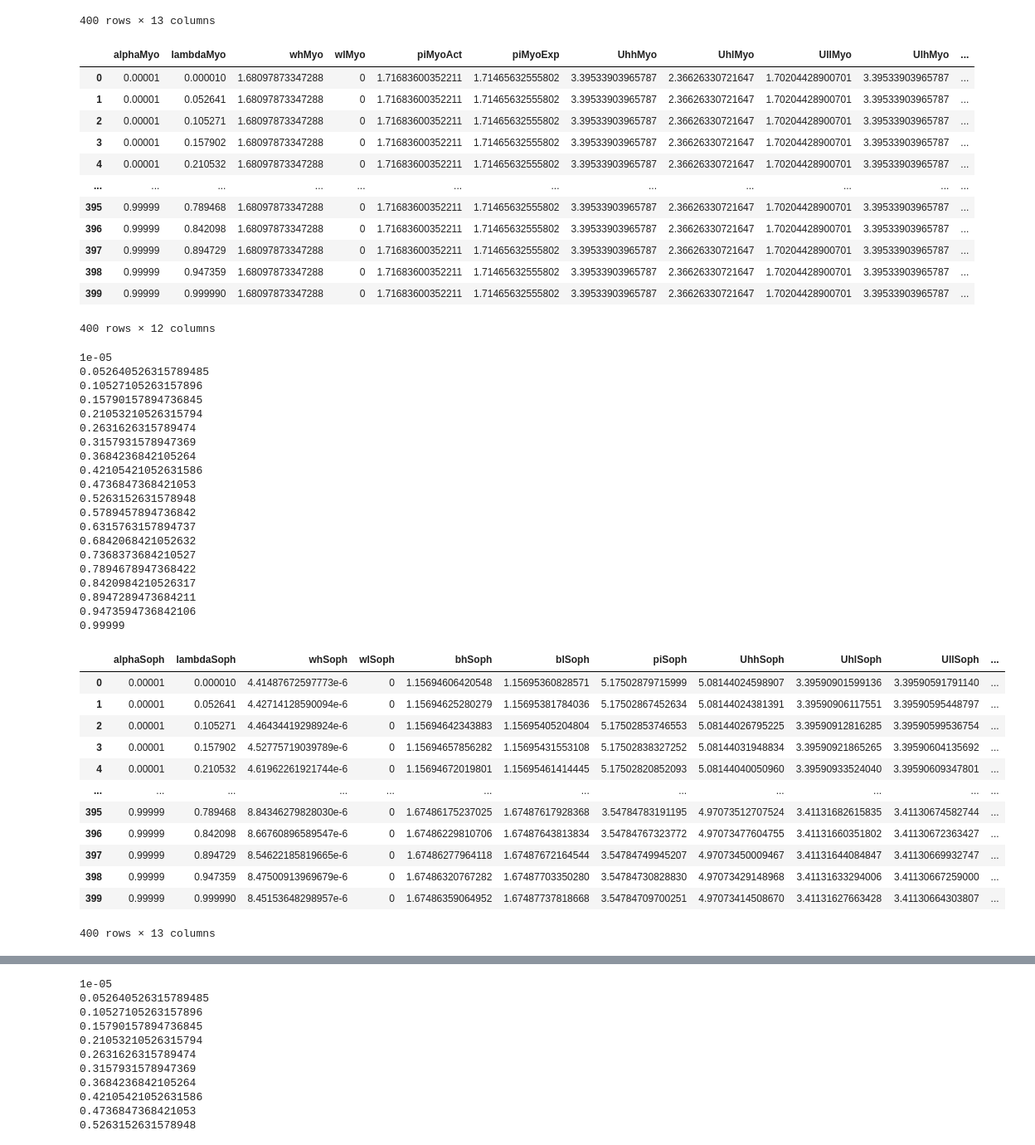
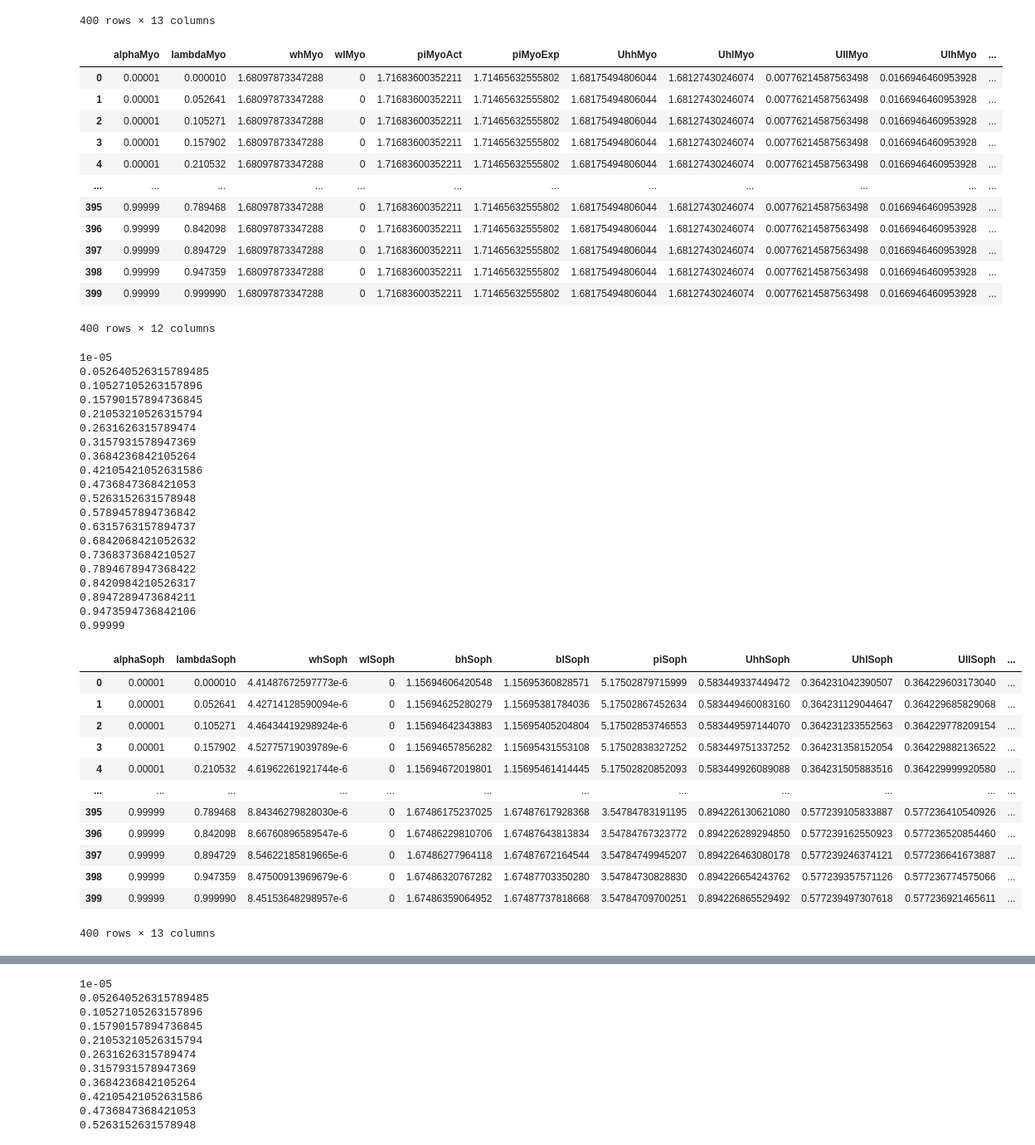
Before and after one commit to edupruja/Contract-Theory-RP, a Jupyter notebook: Final Code.ipynb, the cells around one changed output, grey strips where cells are left out. Shown at 83% size. Cells and saved outputs as stored; diff of their text form; code cells hidden in the pictures.

```diff
--- a/Final Code.ipynb
+++ b/Final Code.ipynb
@@ -174,10 +174,10 @@ piAct = pihh + pihl + pill + pilh
 
 
 #The utilities of each type of agent will be
-Uhh = p.subs(e,ehhopt)*(R-bhopt)+wh - Ch.subs(e,ehhopt)
-Uhl = p.subs(e,ehlopt)*(R-bhopt)+wh - Cl.subs(e,ehlopt)
-Ull = p.subs(e,ellopt)*(R-blopt)+wl - Cl.subs(e,ellopt)
-Ulh = p.subs(e,elhopt)*(R-blopt)+wl - Ch.subs(e,elhopt)
+Uhh = p.subs(e,ehhopt)*(bhopt)+wh - Ch.subs(e,ehhopt)
+Uhl = p.subs(e,ehlopt)*(bhopt)+wh - Cl.subs(e,ehlopt)
+Ull = p.subs(e,ellopt)*(blopt)+wl - Cl.subs(e,ellopt)
+Ulh = p.subs(e,elhopt)*(blopt)+wl - Ch.subs(e,elhopt)
 
 #Workers welfare and total welfare
 WW = Uhh + Uhl + Ull + Ulh
@@ -244,17 +244,17 @@ dfMyo = pd.DataFrame(resultsMyo)
 dfMyo
 # %% [output]
 |  | alphaMyo | lambdaMyo | whMyo | wlMyo | piMyoAct | piMyoExp | UhhMyo | UhlMyo | UllMyo | UlhMyo | ... |
-| 0 | 0.00001 | 0.000010 | 1.68097873347288 | 0 | 1.71683600352211 | 1.71465632555802 | 3.39533903965787 | 2.36626330721647 | 1.70204428900701 | 3.39533903965787 | ... |
-| 1 | 0.00001 | 0.052641 | 1.68097873347288 | 0 | 1.71683600352211 | 1.71465632555802 | 3.39533903965787 | 2.36626330721647 | 1.70204428900701 | 3.39533903965787 | ... |
-| 2 | 0.00001 | 0.105271 | 1.68097873347288 | 0 | 1.71683600352211 | 1.71465632555802 | 3.39533903965787 | 2.36626330721647 | 1.70204428900701 | 3.39533903965787 | ... |
-| 3 | 0.00001 | 0.157902 | 1.68097873347288 | 0 | 1.71683600352211 | 1.71465632555802 | 3.39533903965787 | 2.36626330721647 | 1.70204428900701 | 3.39533903965787 | ... |
-| 4 | 0.00001 | 0.210532 | 1.68097873347288 | 0 | 1.71683600352211 | 1.71465632555802 | 3.39533903965787 | 2.36626330721647 | 1.70204428900701 | 3.39533903965787 | ... |
+| 0 | 0.00001 | 0.000010 | 1.68097873347288 | 0 | 1.71683600352211 | 1.71465632555802 | 1.68175494806044 | 1.68127430246074 | 0.00776214587563498 | 0.0166946460953928 | ... |
+| 1 | 0.00001 | 0.052641 | 1.68097873347288 | 0 | 1.71683600352211 | 1.71465632555802 | 1.68175494806044 | 1.68127430246074 | 0.00776214587563498 | 0.0166946460953928 | ... |
+| 2 | 0.00001 | 0.105271 | 1.68097873347288 | 0 | 1.71683600352211 | 1.71465632555802 | 1.68175494806044 | 1.68127430246074 | 0.00776214587563498 | 0.0166946460953928 | ... |
+| 3 | 0.00001 | 0.157902 | 1.68097873347288 | 0 | 1.71683600352211 | 1.71465632555802 | 1.68175494806044 | 1.68127430246074 | 0.00776214587563498 | 0.0166946460953928 | ... |
+| 4 | 0.00001 | 0.210532 | 1.68097873347288 | 0 | 1.71683600352211 | 1.71465632555802 | 1.68175494806044 | 1.68127430246074 | 0.00776214587563498 | 0.0166946460953928 | ... |
 | ... | ... | ... | ... | ... | ... | ... | ... | ... | ... | ... | ... |
-| 395 | 0.99999 | 0.789468 | 1.68097873347288 | 0 | 1.71683600352211 | 1.71465632555802 | 3.39533903965787 | 2.36626330721647 | 1.70204428900701 | 3.39533903965787 | ... |
-| 396 | 0.99999 | 0.842098 | 1.68097873347288 | 0 | 1.71683600352211 | 1.71465632555802 | 3.39533903965787 | 2.36626330721647 | 1.70204428900701 | 3.39533903965787 | ... |
-| 397 | 0.99999 | 0.894729 | 1.68097873347288 | 0 | 1.71683600352211 | 1.71465632555802 | 3.39533903965787 | 2.36626330721647 | 1.70204428900701 | 3.39533903965787 | ... |
-| 398 | 0.99999 | 0.947359 | 1.68097873347288 | 0 | 1.71683600352211 | 1.71465632555802 | 3.39533903965787 | 2.36626330721647 | 1.70204428900701 | 3.39533903965787 | ... |
-| 399 | 0.99999 | 0.999990 | 1.68097873347288 | 0 | 1.71683600352211 | 1.71465632555802 | 3.39533903965787 | 2.36626330721647 | 1.70204428900701 | 3.39533903965787 | ... |
+| 395 | 0.99999 | 0.789468 | 1.68097873347288 | 0 | 1.71683600352211 | 1.71465632555802 | 1.68175494806044 | 1.68127430246074 | 0.00776214587563498 | 0.0166946460953928 | ... |
+| 396 | 0.99999 | 0.842098 | 1.68097873347288 | 0 | 1.71683600352211 | 1.71465632555802 | 1.68175494806044 | 1.68127430246074 | 0.00776214587563498 | 0.0166946460953928 | ... |
+| 397 | 0.99999 | 0.894729 | 1.68097873347288 | 0 | 1.71683600352211 | 1.71465632555802 | 1.68175494806044 | 1.68127430246074 | 0.00776214587563498 | 0.0166946460953928 | ... |
+| 398 | 0.99999 | 0.947359 | 1.68097873347288 | 0 | 1.71683600352211 | 1.71465632555802 | 1.68175494806044 | 1.68127430246074 | 0.00776214587563498 | 0.0166946460953928 | ... |
+| 399 | 0.99999 | 0.999990 | 1.68097873347288 | 0 | 1.71683600352211 | 1.71465632555802 | 1.68175494806044 | 1.68127430246074 | 0.00776214587563498 | 0.0166946460953928 | ... |
 400 rows × 12 columns
 # %%
 #3) Sophisticated Firm
@@ -335,52 +335,52 @@ for alpha_value in alpha_values:
         piopt = pi.subs({thetah:theta_h_value, thetal:theta_l_value, R:R_value, alpha:alpha_value, lamb:lamb_value, bh:bhopt, bl:blopt, wh:whopt, wl:wlopt})
 
         #The utilities of each type of agent will be
-        Uhh = (p.subs(e,ehhopt)*(R-bhopt)+wh - Ch.subs(e,ehhopt)).subs({R: R_value, thetah:theta_h_value, thetal:theta_l_value, bh:bhopt, wh:whopt})
-        Uhl = (p.subs(e,ehlopt)*(R-bhopt)+wh - Cl.subs(e,ehlopt)).subs({R: R_value, thetah:theta_h_value, thetal:theta_l_value, bh:bhopt, wh:whopt})
-        Ull = (p.subs(e,ellopt)*(R-blopt)+wl - Cl.subs(e,ellopt)).subs({R: R_value, thetah:theta_h_value, thetal:theta_l_value, bl:blopt, wl:wlopt})
-        Ulh = (p.subs(e,elhopt)*(R-blopt)+wl - Ch.subs(e,elhopt)).subs({R: R_value, thetah:theta_h_value, thetal:theta_l_value, bl:blopt, wl:wlopt})
+        Uhh = (p.subs(e,ehhopt)*(bhopt)+wh - Ch.subs(e,ehhopt)).subs({R: R_value, thetah:theta_h_value, thetal:theta_l_value, bh:bhopt, wh:whopt})
+        Uhl = (p.subs(e,ehlopt)*(bhopt)+wh - Cl.subs(e,ehlopt)).subs({R: R_value, thetah:theta_h_value, thetal:theta_l_value, bh:bhopt, wh:whopt})
+        Ull = (p.subs(e,ellopt)*(blopt)+wl - Cl.subs(e,ellopt)).subs({R: R_value, thetah:theta_h_value, thetal:theta_l_value, bl:blopt, wl:wlopt})
+        Ulh = (p.subs(e,elhopt)*(blopt)+wl - Ch.subs(e,elhopt)).subs({R: R_value, thetah:theta_h_value, thetal:theta_l_value, bl:blopt, wl:wlopt})
 
         #Workers welfare and total welfare
         WW = Uhh + Uhl + Ull + Ulh
         W = WW + piopt
 
         #Store the results
         resultsSoph.append({'alphaSoph': alpha_value, 'lambdaSoph': lamb_value, 'whSoph': whopt, 'wlSoph': wlopt, 'bhSoph': bhopt, 'blSoph': blopt, 'piSoph': piopt, 'UhhSoph': Uhh, 'UhlSoph': Uhl, 'UllSoph': Ull, 'UlhSoph': Ulh, 'WWSoph': WW, 'WSoph': W})
 
 
 dfSoph = pd.DataFrame(resultsSoph)
 dfSoph
 # %% [output]
 1e-05
 0.052640526315789485
 0.10527105263157896
 0.15790157894736845
 0.21053210526315794
 0.2631626315789474
 0.3157931578947369
 0.3684236842105264
 0.42105421052631586
 0.4736847368421053
 0.5263152631578948
 0.5789457894736842
 0.6315763157894737
 0.6842068421052632
 0.7368373684210527
 0.7894678947368422
 0.8420984210526317
 0.8947289473684211
 0.9473594736842106
 0.99999
 |  | alphaSoph | lambdaSoph | whSoph | wlSoph | bhSoph | blSoph | piSoph | UhhSoph | UhlSoph | UllSoph | ... |
-| 0 | 0.00001 | 0.000010 | 4.41487672597773e-6 | 0 | 1.15694606420548 | 1.15695360828571 | 5.17502879715999 | 5.08144024598907 | 3.39590901599136 | 3.39590591791140 | ... |
-| 1 | 0.00001 | 0.052641 | 4.42714128590094e-6 | 0 | 1.15694625280279 | 1.15695381784036 | 5.17502867452634 | 5.08144024381391 | 3.39590906117551 | 3.39590595448797 | ... |
-| 2 | 0.00001 | 0.105271 | 4.46434419298924e-6 | 0 | 1.15694642343883 | 1.15695405204804 | 5.17502853746553 | 5.08144026795225 | 3.39590912816285 | 3.39590599536754 | ... |
-| 3 | 0.00001 | 0.157902 | 4.52775719039789e-6 | 0 | 1.15694657856282 | 1.15695431553108 | 5.17502838327252 | 5.08144031948834 | 3.39590921865265 | 3.39590604135692 | ... |
-| 4 | 0.00001 | 0.210532 | 4.61962261921744e-6 | 0 | 1.15694672019801 | 1.15695461414445 | 5.17502820852093 | 5.08144040050960 | 3.39590933524040 | 3.39590609347801 | ... |
+| 0 | 0.00001 | 0.000010 | 4.41487672597773e-6 | 0 | 1.15694606420548 | 1.15695360828571 | 5.17502879715999 | 0.583449337449472 | 0.364231042390507 | 0.364229603173040 | ... |
+| 1 | 0.00001 | 0.052641 | 4.42714128590094e-6 | 0 | 1.15694625280279 | 1.15695381784036 | 5.17502867452634 | 0.583449460083160 | 0.364231129044647 | 0.364229685829068 | ... |
+| 2 | 0.00001 | 0.105271 | 4.46434419298924e-6 | 0 | 1.15694642343883 | 1.15695405204804 | 5.17502853746553 | 0.583449597144070 | 0.364231233552563 | 0.364229778209154 | ... |
+| 3 | 0.00001 | 0.157902 | 4.52775719039789e-6 | 0 | 1.15694657856282 | 1.15695431553108 | 5.17502838327252 | 0.583449751337252 | 0.364231358152054 | 0.364229882136522 | ... |
+| 4 | 0.00001 | 0.210532 | 4.61962261921744e-6 | 0 | 1.15694672019801 | 1.15695461414445 | 5.17502820852093 | 0.583449926089088 | 0.364231505883516 | 0.364229999920580 | ... |
 | ... | ... | ... | ... | ... | ... | ... | ... | ... | ... | ... | ... |
-| 395 | 0.99999 | 0.789468 | 8.84346279828030e-6 | 0 | 1.67486175237025 | 1.67487617928368 | 3.54784783191195 | 4.97073512707524 | 3.41131682615835 | 3.41130674582744 | ... |
-| 396 | 0.99999 | 0.842098 | 8.66760896589547e-6 | 0 | 1.67486229810706 | 1.67487643813834 | 3.54784767323772 | 4.97073477604755 | 3.41131660351802 | 3.41130672363427 | ... |
-| 397 | 0.99999 | 0.894729 | 8.54622185819665e-6 | 0 | 1.67486277964118 | 1.67487672164544 | 3.54784749945207 | 4.97073450009467 | 3.41131644084847 | 3.41130669932747 | ... |
-| 398 | 0.99999 | 0.947359 | 8.47500913969679e-6 | 0 | 1.67486320767282 | 1.67487703350280 | 3.54784730828830 | 4.97073429148968 | 3.41131633294006 | 3.41130667259000 | ... |
-| 399 | 0.99999 | 0.999990 | 8.45153648298957e-6 | 0 | 1.67486359064952 | 1.67487737818668 | 3.54784709700251 | 4.97073414508670 | 3.41131627663428 | 3.41130664303807 | ... |
+| 395 | 0.99999 | 0.789468 | 8.84346279828030e-6 | 0 | 1.67486175237025 | 1.67487617928368 | 3.54784783191195 | 0.894226130621080 | 0.577239105833887 | 0.577236410540926 | ... |
+| 396 | 0.99999 | 0.842098 | 8.66760896589547e-6 | 0 | 1.67486229810706 | 1.67487643813834 | 3.54784767323772 | 0.894226289294850 | 0.577239162550923 | 0.577236520854460 | ... |
+| 397 | 0.99999 | 0.894729 | 8.54622185819665e-6 | 0 | 1.67486277964118 | 1.67487672164544 | 3.54784749945207 | 0.894226463080178 | 0.577239246374121 | 0.577236641673887 | ... |
+| 398 | 0.99999 | 0.947359 | 8.47500913969679e-6 | 0 | 1.67486320767282 | 1.67487703350280 | 3.54784730828830 | 0.894226654243762 | 0.577239357571126 | 0.577236774575066 | ... |
+| 399 | 0.99999 | 0.999990 | 8.45153648298957e-6 | 0 | 1.67486359064952 | 1.67487737818668 | 3.54784709700251 | 0.894226865529492 | 0.577239497307618 | 0.577236921465611 | ... |
 400 rows × 13 columns
```
Also changed, not shown: parts of 6 cells of this notebook.
